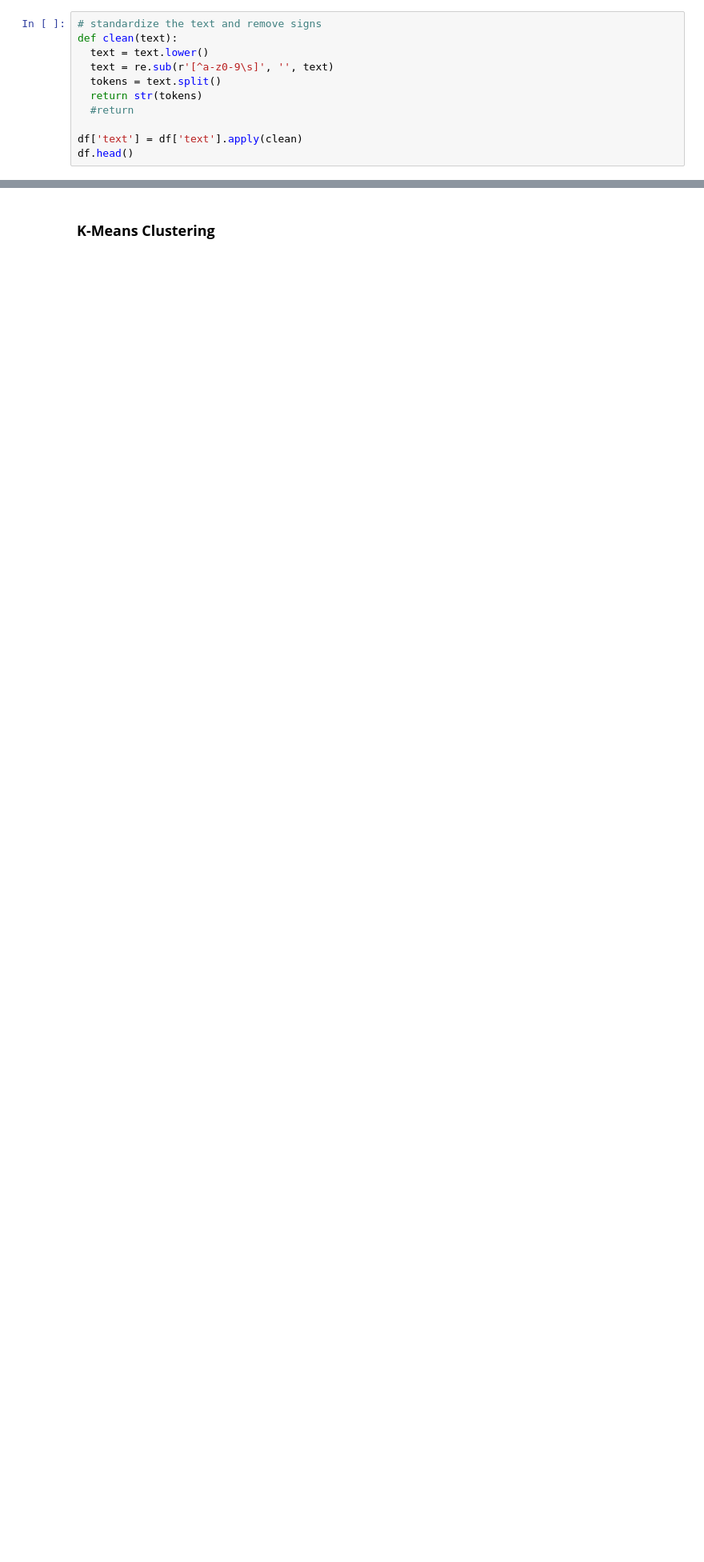
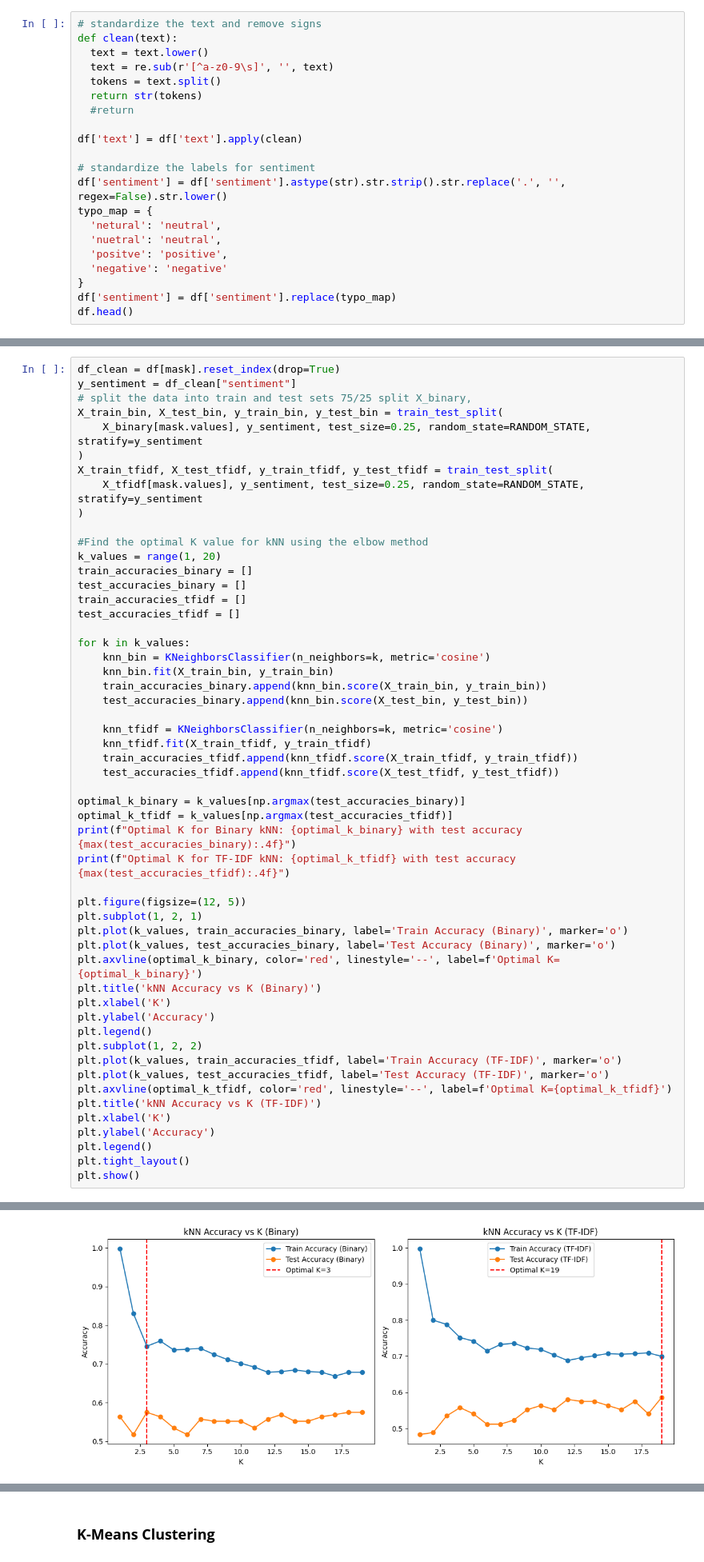
Before and after one commit to christiewong219/Team-5-CS105-Final-Project, a Jupyter notebook: Team5_CS105_Final_Project.ipynb, the cells around one changed output, grey strips where cells are left out. Shown at 80% size. Drawn from its saved outputs; the diff is of its cells as text; blank space fills up the shorter version.

```diff
--- a/Team5_CS105_Final_Project.ipynb
+++ b/Team5_CS105_Final_Project.ipynb
@@ -81,6 +81,16 @@ def clean(text):
   #return
 
 df['text'] = df['text'].apply(clean)
+
+# standardize the labels for sentiment
+df['sentiment'] = df['sentiment'].astype(str).str.strip().str.replace('.', '', regex=False).str.lower()
+typo_map = {
+  'netural': 'neutral',
+  'nuetral': 'neutral',
+  'positve': 'positive',
+  'negative': 'negative'
+}
+df['sentiment'] = df['sentiment'].replace(typo_map)
 df.head()
 # %% [output]
 |  | doc_id | text | category_1 | category_2 | sentiment |
@@ -410,0 +427,54 @@ This model is very cautious.
+# %%
+df_clean = df[mask].reset_index(drop=True)
+y_sentiment = df_clean["sentiment"]
+# split the data into train and test sets 75/25 split X_binary,
+X_train_bin, X_test_bin, y_train_bin, y_test_bin = train_test_split(
+    X_binary[mask.values], y_sentiment, test_size=0.25, random_state=RANDOM_STATE, stratify=y_sentiment
+)
+X_train_tfidf, X_test_tfidf, y_train_tfidf, y_test_tfidf = train_test_split(
+    X_tfidf[mask.values], y_sentiment, test_size=0.25, random_state=RANDOM_STATE, stratify=y_sentiment
+)
+
+#Find the optimal K value for kNN using the elbow method
+k_values = range(1, 20)
+train_accuracies_binary = []
+test_accuracies_binary = []
+train_accuracies_tfidf = []
+test_accuracies_tfidf = []
+
+for k in k_values:
+    knn_bin = KNeighborsClassifier(n_neighbors=k, metric='cosine')
+    knn_bin.fit(X_train_bin, y_train_bin)
+    train_accuracies_binary.append(knn_bin.score(X_train_bin, y_train_bin))
+    test_accuracies_binary.append(knn_bin.score(X_test_bin, y_test_bin))
+
+    knn_tfidf = KNeighborsClassifier(n_neighbors=k, metric='cosine')
+    knn_tfidf.fit(X_train_tfidf, y_train_tfidf)
+    train_accuracies_tfidf.append(knn_tfidf.score(X_train_tfidf, y_train_tfidf))
+    test_accuracies_tfidf.append(knn_tfidf.score(X_test_tfidf, y_test_tfidf))
+
+optimal_k_binary = k_values[np.argmax(test_accuracies_binary)]
+optimal_k_tfidf = k_values[np.argmax(test_accuracies_tfidf)]
+print(f"Optimal K for Binary kNN: {optimal_k_binary} with test accuracy {max(test_accuracies_binary):.4f}")
+print(f"Optimal K for TF-IDF kNN: {optimal_k_tfidf} with test accuracy {max(test_accuracies_tfidf):.4f}")
+
+plt.figure(figsize=(12, 5))
+plt.subplot(1, 2, 1)
+plt.plot(k_values, train_accuracies_binary, label='Train Accuracy (Binary)', marker='o')
+plt.plot(k_values, test_accuracies_binary, label='Test Accuracy (Binary)', marker='o')
+plt.axvline(optimal_k_binary, color='red', linestyle='--', label=f'Optimal K={optimal_k_binary}')
+plt.title('kNN Accuracy vs K (Binary)')
+plt.xlabel('K')
+plt.ylabel('Accuracy')
+plt.legend()
+plt.subplot(1, 2, 2)
+plt.plot(k_values, train_accuracies_tfidf, label='Train Accuracy (TF-IDF)', marker='o')
+plt.plot(k_values, test_accuracies_tfidf, label='Test Accuracy (TF-IDF)', marker='o')
+plt.axvline(optimal_k_tfidf, color='red', linestyle='--', label=f'Optimal K={optimal_k_tfidf}')
+plt.title('kNN Accuracy vs K (TF-IDF)')
+plt.xlabel('K')
+plt.ylabel('Accuracy')
+plt.legend()
+plt.tight_layout()
+plt.show()
+# %% [output]
@@ -410,0 +483 @@ This model is very cautious.
+[figure, added]
```
Also changed, not shown: parts of 6 cells of this notebook.
